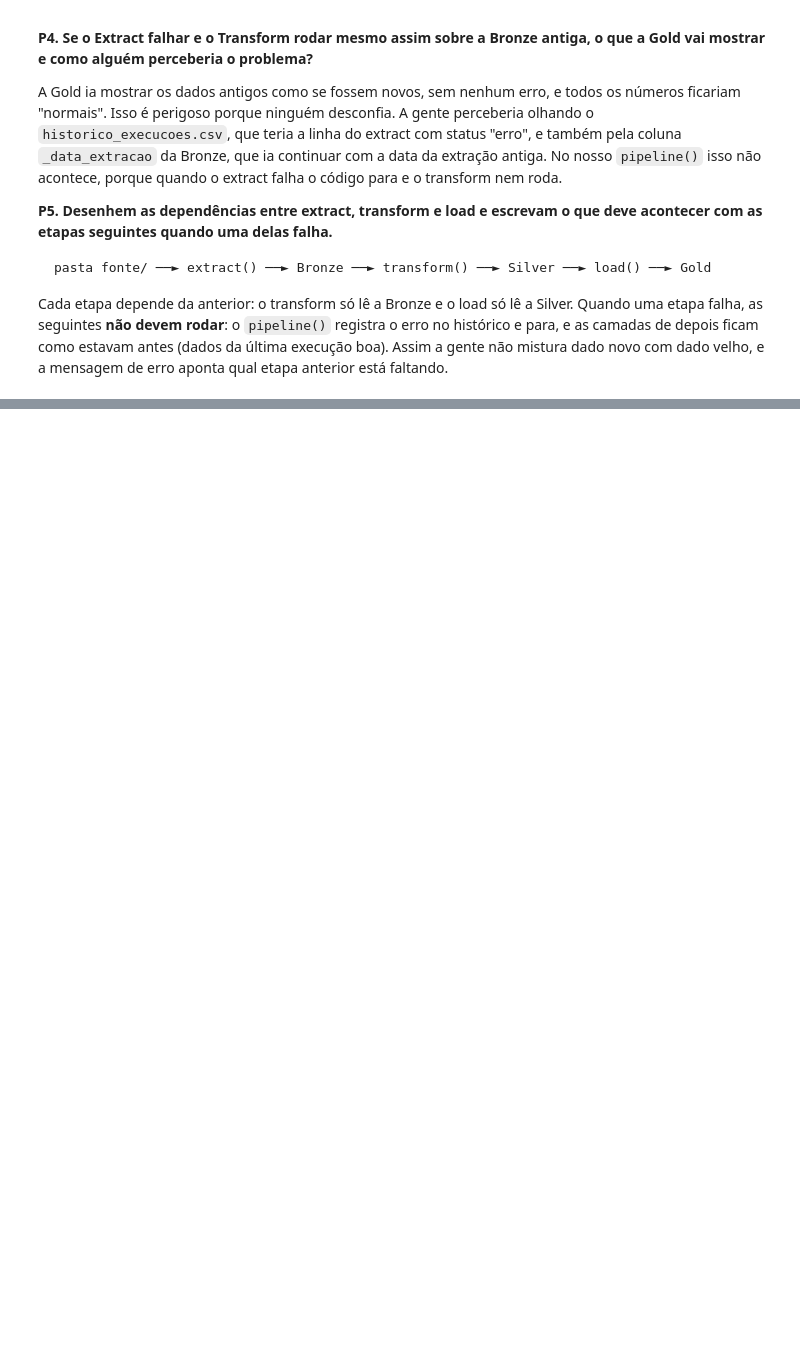
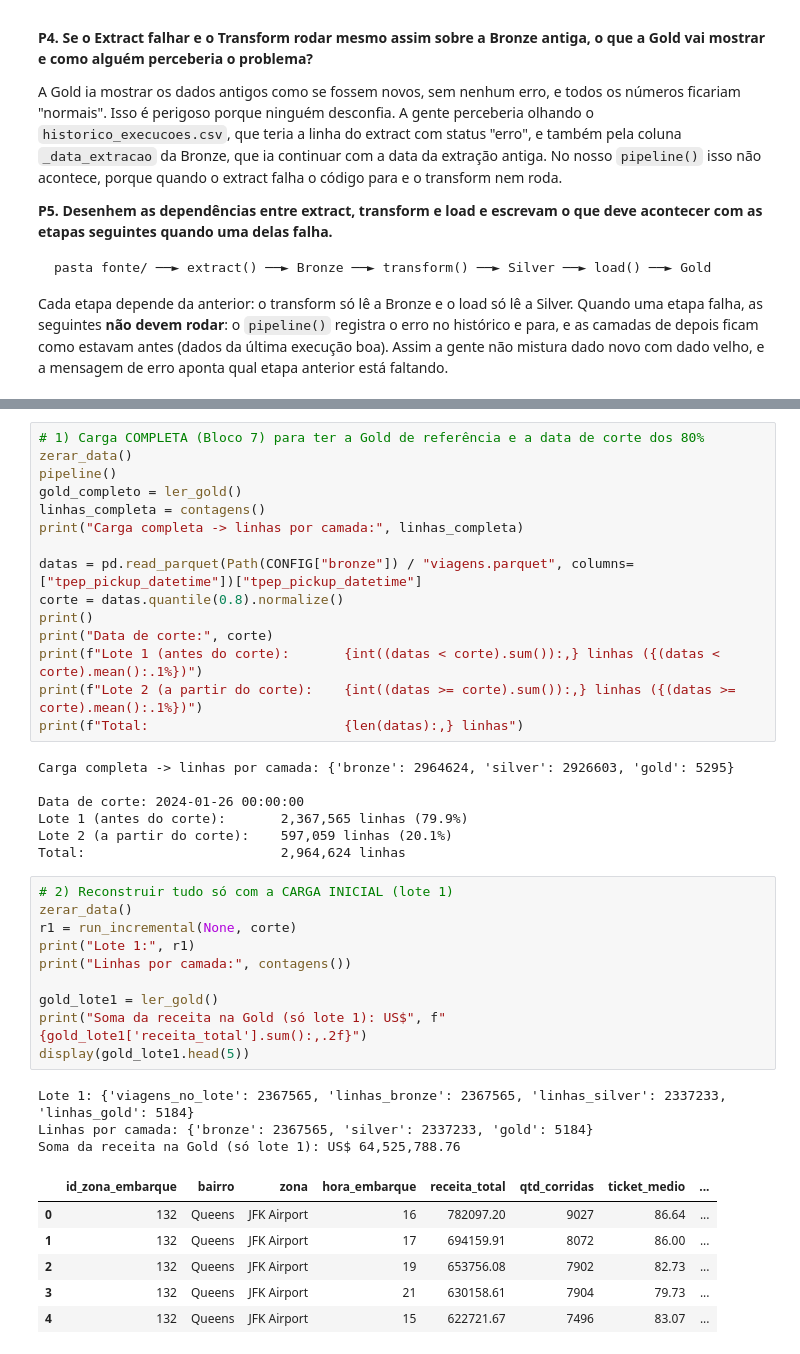
Before and after one commit to Grupo-02-2-Periodo-Faculdade-Donaduzzi/I.A-C.D-Grupo-2-2-periodo--Faculdade-Donaduzzi, a Jupyter notebook: pipeline_de_dados/Lista_de_atividades_Aula_09.ipynb, the cells around one changed output, grey strips where cells are left out. Saved outputs shown, nothing was run; the diff lists cells and outputs as text; blank space fills up the shorter version.

Commit message:
Bloco 08

```diff
--- a/pipeline_de_dados/Lista_de_atividades_Aula_09.ipynb
+++ b/pipeline_de_dados/Lista_de_atividades_Aula_09.ipynb
@@ -1234,0 +1443,42 @@ Cada etapa depende da anterior: o transform só lê a Bronze e o load só lê a
+# %%
+# 1) Carga COMPLETA (Bloco 7) para ter a Gold de referência e a data de corte dos 80%
+zerar_data()
+pipeline()
+gold_completo = ler_gold()
+linhas_completa = contagens()
+print("Carga completa -> linhas por camada:", linhas_completa)
+
+datas = pd.read_parquet(Path(CONFIG["bronze"]) / "viagens.parquet", columns=["tpep_pickup_datetime"])["tpep_pickup_datetime"]
+corte = datas.quantile(0.8).normalize()
+print()
+print("Data de corte:", corte)
+print(f"Lote 1 (antes do corte):       {int((datas < corte).sum()):,} linhas ({(datas < corte).mean():.1%})")
+print(f"Lote 2 (a partir do corte):    {int((datas >= corte).sum()):,} linhas ({(datas >= corte).mean():.1%})")
+print(f"Total:                         {len(datas):,} linhas")
+# %% [output]
+Carga completa -> linhas por camada: {'bronze': 2964624, 'silver': 2926603, 'gold': 5295}
+
+Data de corte: 2024-01-26 00:00:00
+Lote 1 (antes do corte):       2,367,565 linhas (79.9%)
+Lote 2 (a partir do corte):    597,059 linhas (20.1%)
+Total:                         2,964,624 linhas
+# %%
+# 2) Reconstruir tudo só com a CARGA INICIAL (lote 1)
+zerar_data()
+r1 = run_incremental(None, corte)
+print("Lote 1:", r1)
+print("Linhas por camada:", contagens())
+
+gold_lote1 = ler_gold()
+print("Soma da receita na Gold (só lote 1): US$", f"{gold_lote1['receita_total'].sum():,.2f}")
+display(gold_lote1.head(5))
+# %% [output]
+Lote 1: {'viagens_no_lote': 2367565, 'linhas_bronze': 2367565, 'linhas_silver': 2337233, 'linhas_gold': 5184}
+Linhas por camada: {'bronze': 2367565, 'silver': 2337233, 'gold': 5184}
+Soma da receita na Gold (só lote 1): US$ 64,525,788.76
+|  | id_zona_embarque | bairro | zona | hora_embarque | receita_total | qtd_corridas | ticket_medio | ... |
+| 0 | 132 | Queens | JFK Airport | 16 | 782097.20 | 9027 | 86.64 | ... |
+| 1 | 132 | Queens | JFK Airport | 17 | 694159.91 | 8072 | 86.00 | ... |
+| 2 | 132 | Queens | JFK Airport | 19 | 653756.08 | 7902 | 82.73 | ... |
+| 3 | 132 | Queens | JFK Airport | 21 | 630158.61 | 7904 | 79.73 | ... |
+| 4 | 132 | Queens | JFK Airport | 15 | 622721.67 | 7496 | 83.07 | ... |
```
Also changed, not shown: parts of 21 cells of this notebook, 9 other files.
